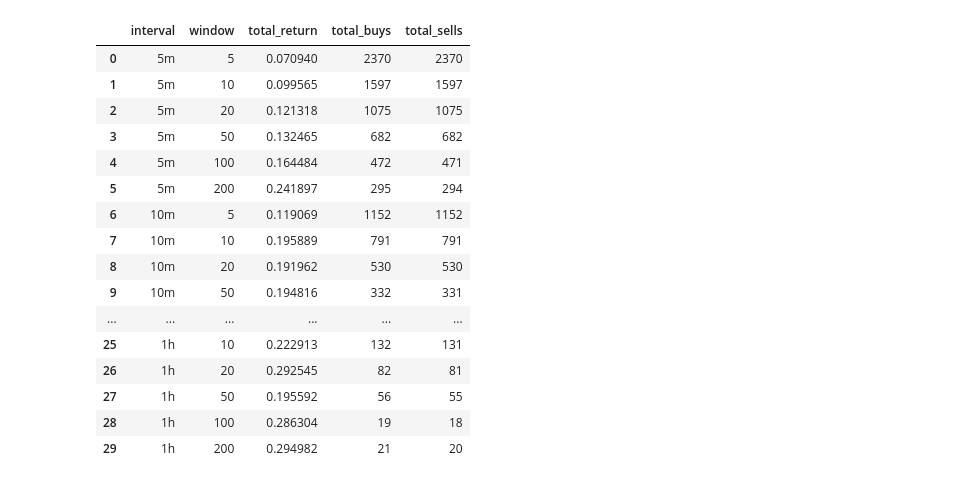
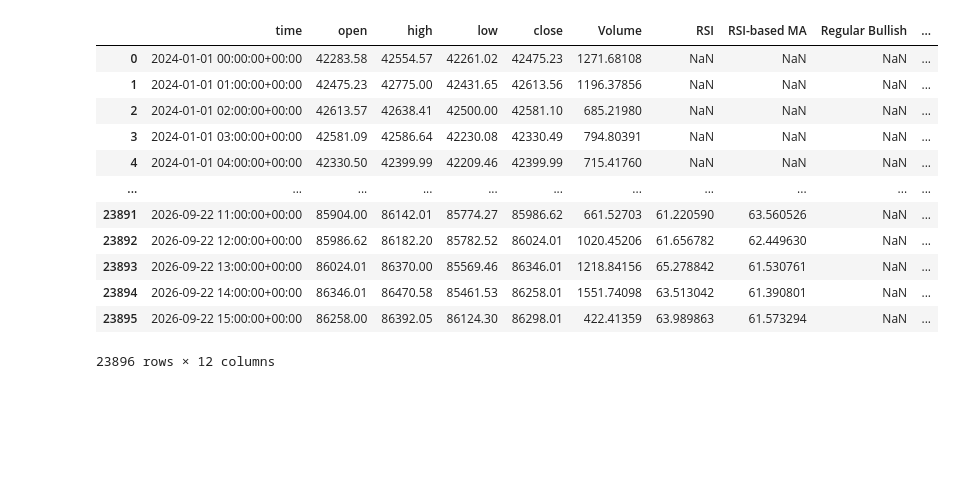
Before and after one commit to oskarmaatta/Crypto-Momentum, a Jupyter notebook: notebooks/sma_analysis.ipynb, the cells around one changed output. Drawn from its saved outputs; the diff is of its cells as text; code cells hidden in the pictures; blank space fills up the shorter version.

```diff
--- a/notebooks/sma_analysis.ipynb
+++ b/notebooks/sma_analysis.ipynb
@@ -51,20 +8,0 @@ results = pd.DataFrame(results)
-# %%
-results
-# %% [output]
-|  | interval | window | total_return | total_buys | total_sells |
-| 0 | 5m | 5 | 0.070940 | 2370 | 2370 |
-| 1 | 5m | 10 | 0.099565 | 1597 | 1597 |
-| 2 | 5m | 20 | 0.121318 | 1075 | 1075 |
-| 3 | 5m | 50 | 0.132465 | 682 | 682 |
-| 4 | 5m | 100 | 0.164484 | 472 | 471 |
-| 5 | 5m | 200 | 0.241897 | 295 | 294 |
-| 6 | 10m | 5 | 0.119069 | 1152 | 1152 |
-| 7 | 10m | 10 | 0.195889 | 791 | 791 |
-| 8 | 10m | 20 | 0.191962 | 530 | 530 |
-| 9 | 10m | 50 | 0.194816 | 332 | 331 |
-| ... | ... | ... | ... | ... | ... |
-| 25 | 1h | 10 | 0.222913 | 132 | 131 |
-| 26 | 1h | 20 | 0.292545 | 82 | 81 |
-| 27 | 1h | 50 | 0.195592 | 56 | 55 |
-| 28 | 1h | 100 | 0.286304 | 19 | 18 |
-| 29 | 1h | 200 | 0.294982 | 21 | 20 |
@@ -70,0 +12,16 @@ results
+# %%
+btc_ohlcv_1h
+# %% [output]
+|  | time | open | high | low | close | Volume | RSI | RSI-based MA | Regular Bullish | ... |
+| 0 | 2024-01-01 00:00:00+00:00 | 42283.58 | 42554.57 | 42261.02 | 42475.23 | 1271.68108 | NaN | NaN | NaN | ... |
+| 1 | 2024-01-01 01:00:00+00:00 | 42475.23 | 42775.00 | 42431.65 | 42613.56 | 1196.37856 | NaN | NaN | NaN | ... |
+| 2 | 2024-01-01 02:00:00+00:00 | 42613.57 | 42638.41 | 42500.00 | 42581.10 | 685.21980 | NaN | NaN | NaN | ... |
+| 3 | 2024-01-01 03:00:00+00:00 | 42581.09 | 42586.64 | 42230.08 | 42330.49 | 794.80391 | NaN | NaN | NaN | ... |
+| 4 | 2024-01-01 04:00:00+00:00 | 42330.50 | 42399.99 | 42209.46 | 42399.99 | 715.41760 | NaN | NaN | NaN | ... |
+| ... | ... | ... | ... | ... | ... | ... | ... | ... | ... | ... |
+| 23891 | 2026-09-22 11:00:00+00:00 | 85904.00 | 86142.01 | 85774.27 | 85986.62 | 661.52703 | 61.220590 | 63.560526 | NaN | ... |
+| 23892 | 2026-09-22 12:00:00+00:00 | 85986.62 | 86182.20 | 85782.52 | 86024.01 | 1020.45206 | 61.656782 | 62.449630 | NaN | ... |
+| 23893 | 2026-09-22 13:00:00+00:00 | 86024.01 | 86370.00 | 85569.46 | 86346.01 | 1218.84156 | 65.278842 | 61.530761 | NaN | ... |
+| 23894 | 2026-09-22 14:00:00+00:00 | 86346.01 | 86470.58 | 85461.53 | 86258.01 | 1551.74098 | 63.513042 | 61.390801 | NaN | ... |
+| 23895 | 2026-09-22 15:00:00+00:00 | 86258.00 | 86392.05 | 86124.30 | 86298.01 | 422.41359 | 63.989863 | 61.573294 | NaN | ... |
+23896 rows × 12 columns
```
Also changed, not shown: parts of 9 cells of this notebook, 2 other files.
